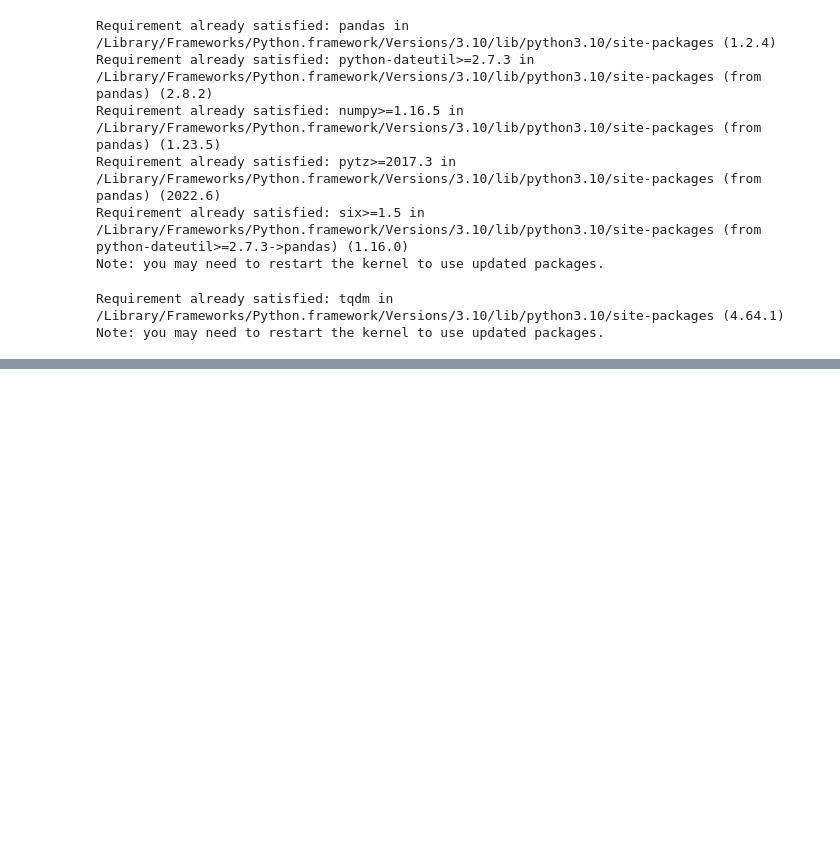
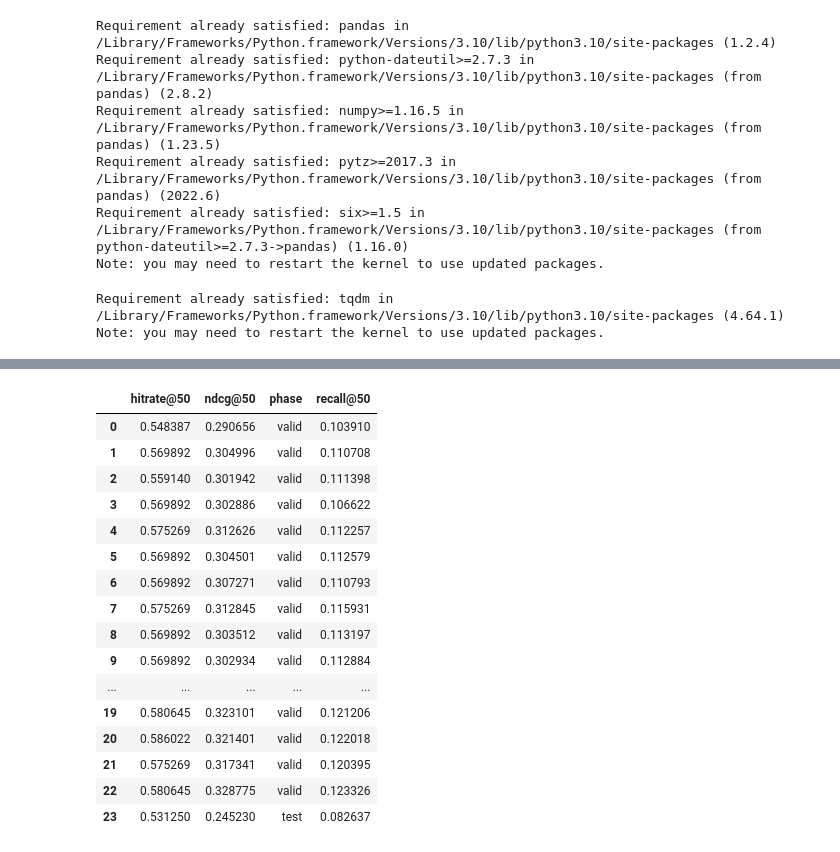
Before and after one commit to XiaoYangdegithub/dailycode, a Jupyter notebook: kaggle-推荐/序列召回.ipynb, the cells around one changed output, grey strips where cells are left out. Drawn from its saved outputs; the diff is of its cells as text; code cells hidden in the pictures; blank space fills up the shorter version.

```diff
--- a/kaggle-推荐/序列召回.ipynb
+++ b/kaggle-推荐/序列召回.ipynb
@@ -281,0 +356,20 @@ def evaluate_model(model, test_loader, embedding_dim,topN=20):
+# %%
+log_df
+# %% [output]
+|  | hitrate@50 | ndcg@50 | phase | recall@50 |
+| 0 | 0.548387 | 0.290656 | valid | 0.103910 |
+| 1 | 0.569892 | 0.304996 | valid | 0.110708 |
+| 2 | 0.559140 | 0.301942 | valid | 0.111398 |
+| 3 | 0.569892 | 0.302886 | valid | 0.106622 |
+| 4 | 0.575269 | 0.312626 | valid | 0.112257 |
+| 5 | 0.569892 | 0.304501 | valid | 0.112579 |
+| 6 | 0.569892 | 0.307271 | valid | 0.110793 |
+| 7 | 0.575269 | 0.312845 | valid | 0.115931 |
+| 8 | 0.569892 | 0.303512 | valid | 0.113197 |
+| 9 | 0.569892 | 0.302934 | valid | 0.112884 |
+| ... | ... | ... | ... | ... |
+| 19 | 0.580645 | 0.323101 | valid | 0.121206 |
+| 20 | 0.586022 | 0.321401 | valid | 0.122018 |
+| 21 | 0.575269 | 0.317341 | valid | 0.120395 |
+| 22 | 0.580645 | 0.328775 | valid | 0.123326 |
+| 23 | 0.531250 | 0.245230 | test | 0.082637 |
```
Also changed, not shown: parts of 7 cells of this notebook.
